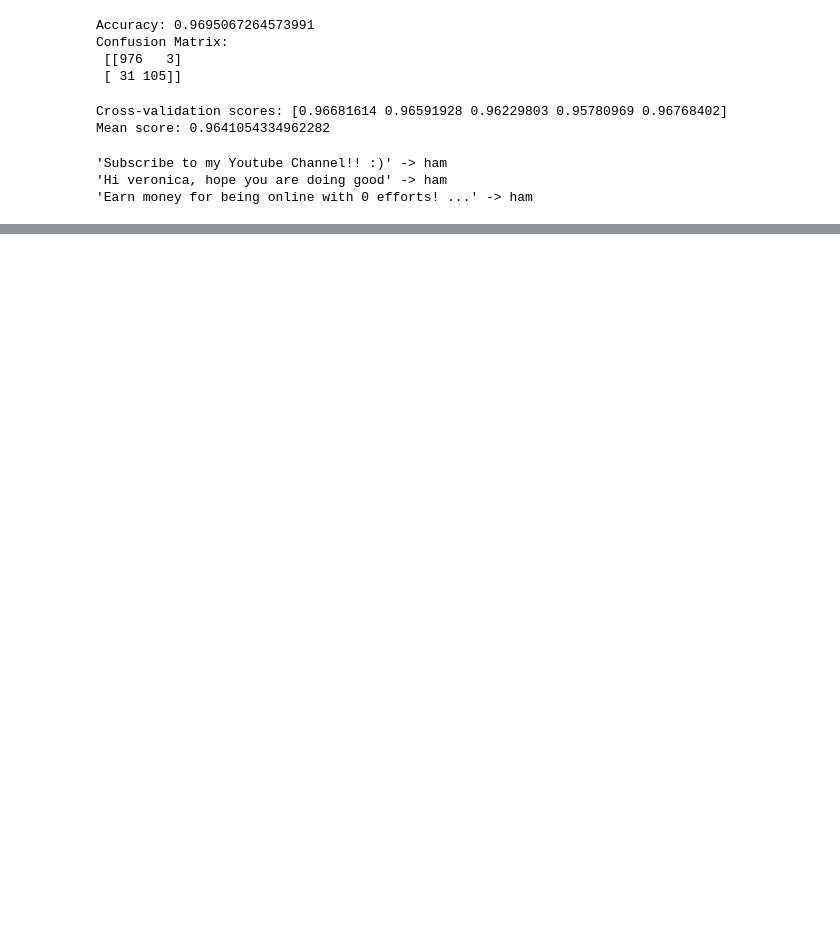
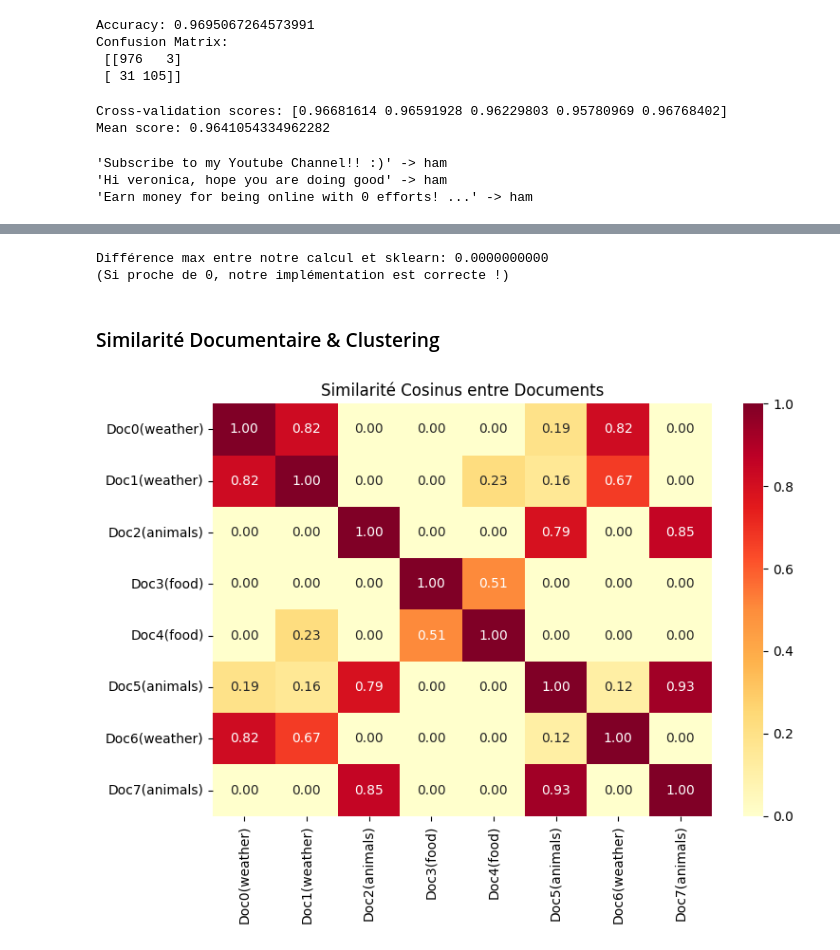
Before and after one commit to Pchambet/NLP-from-scratch-to-BERT, a Jupyter notebook: Solutions/TP2_BOW_TFIDF.ipynb, the cells around one changed output, grey strips where cells are left out. Drawn from its saved outputs; the diff is of its cells as text; code cells hidden in the pictures; blank space fills up the shorter version.

```diff
--- a/Solutions/TP2_BOW_TFIDF.ipynb
+++ b/Solutions/TP2_BOW_TFIDF.ipynb
@@ -188,0 +378,6 @@ for text, label in zip(examples, predictions):
+# %%
+# 13. Document Frequency (DF) : dans combien de documents chaque mot apparaît
+df = np.sum(bow_array > 0, axis=0)
+print("Document Frequency (DF):")
+for word, freq in zip(vocab, df):
+    print(f"  {word}: {freq}/{len(corpus)} documents")
@@ -188,0 +402,7 @@ for text, label in zip(examples, predictions):
+# %%
+# 14. Inverse Document Frequency (IDF)
+N = len(corpus)
+idf = np.log((N + 1) / (df + 1)) + 1  # formule sklearn (smooth)
+print("IDF (plus le score est haut, plus le mot est rare/discriminant):")
+for word, score in sorted(zip(vocab, idf), key=lambda x: -x[1]):
+    print(f"  {word}: {score:.4f}")
@@ -188,0 +427,9 @@ for text, label in zip(examples, predictions):
+# %%
+# 15-16. Raw TF-IDF + L2 Norm
+tf_idf_raw = bow_array * idf  # broadcast: chaque ligne x vecteur IDF
+print("TF-IDF brut (doc 0):")
+print(tf_idf_raw[0])
+
+# L2 norms
+l2_norms = np.sqrt(np.sum(tf_idf_raw ** 2, axis=1))
+print(f"\nNormes L2: {l2_norms}")
@@ -188,0 +445,7 @@ for text, label in zip(examples, predictions):
+# %%
+# 17. TF-IDF Normalisé (chaque document est un vecteur unitaire)
+tf_idf_norm = tf_idf_raw / l2_norms[:, np.newaxis]
+
+tfidf_df = pd.DataFrame(tf_idf_norm, columns=vocab)
+print("TF-IDF Normalisé:")
+tfidf_df.round(3)
@@ -188,0 +463,32 @@ for text, label in zip(examples, predictions):
+# %%
+# 18. Vérification : comparaison avec sklearn
+tfidf_sklearn = TfidfVectorizer()
+tfidf_sk_matrix = tfidf_sklearn.fit_transform(corpus_clean).toarray()
+
+# Les résultats doivent être très proches
+diff = np.abs(tf_idf_norm - tfidf_sk_matrix).max()
+print(f"Différence max entre notre calcul et sklearn: {diff:.10f}")
+print("(Si proche de 0, notre implémentation est correcte !)")
+# %% [output]
+Différence max entre notre calcul et sklearn: 0.0000000000
+(Si proche de 0, notre implémentation est correcte !)
+# %% [markdown]
+### Similarité Documentaire & Clustering
+# %%
+# 19-20. Pairwise similarity (cosinus)
+from sklearn.metrics.pairwise import cosine_similarity
+import matplotlib.pyplot as plt
+import seaborn as sns
+
+sim_matrix = cosine_similarity(tf_idf_norm)
+
+plt.figure(figsize=(8, 6))
+sns.heatmap(sim_matrix, annot=True, fmt='.2f',
+            xticklabels=[f'Doc{i}({l})' for i, l in enumerate(labels)],
+            yticklabels=[f'Doc{i}({l})' for i, l in enumerate(labels)],
+            cmap='YlOrRd')
+plt.title('Similarité Cosinus entre Documents')
+plt.tight_layout()
+plt.show()
+# %% [output]
+[figure, added]
```
Also changed, not shown: parts of 22 cells of this notebook, 12 other files.
